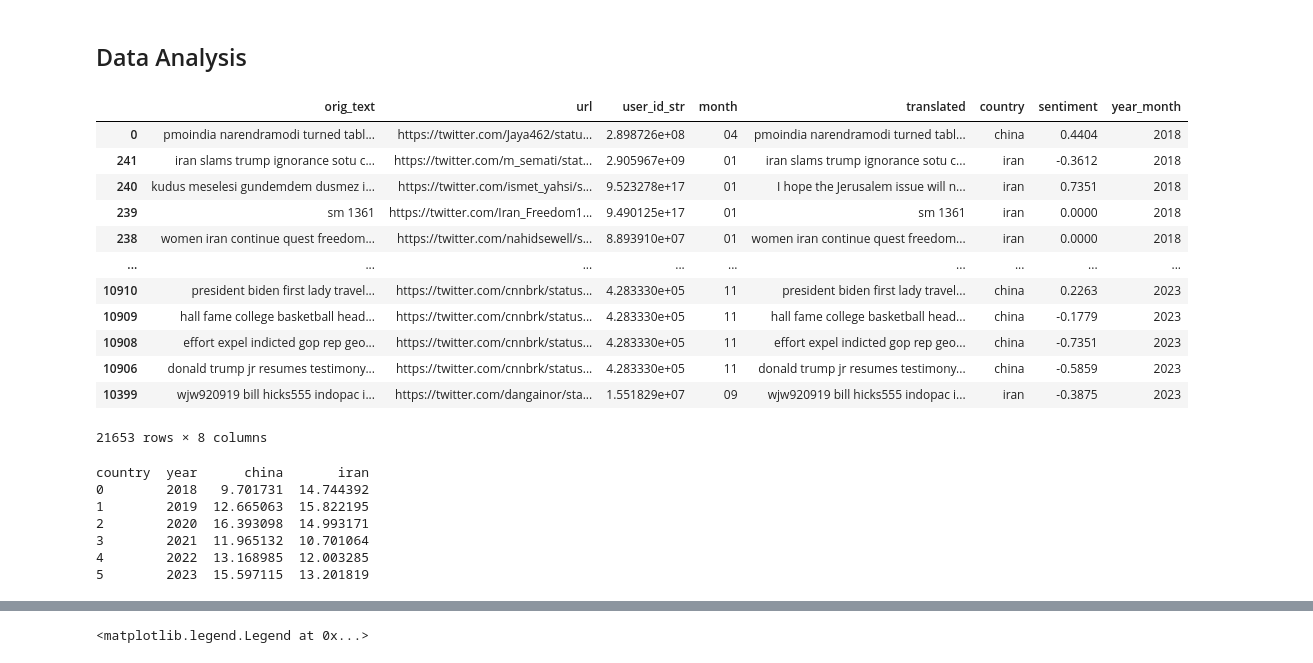
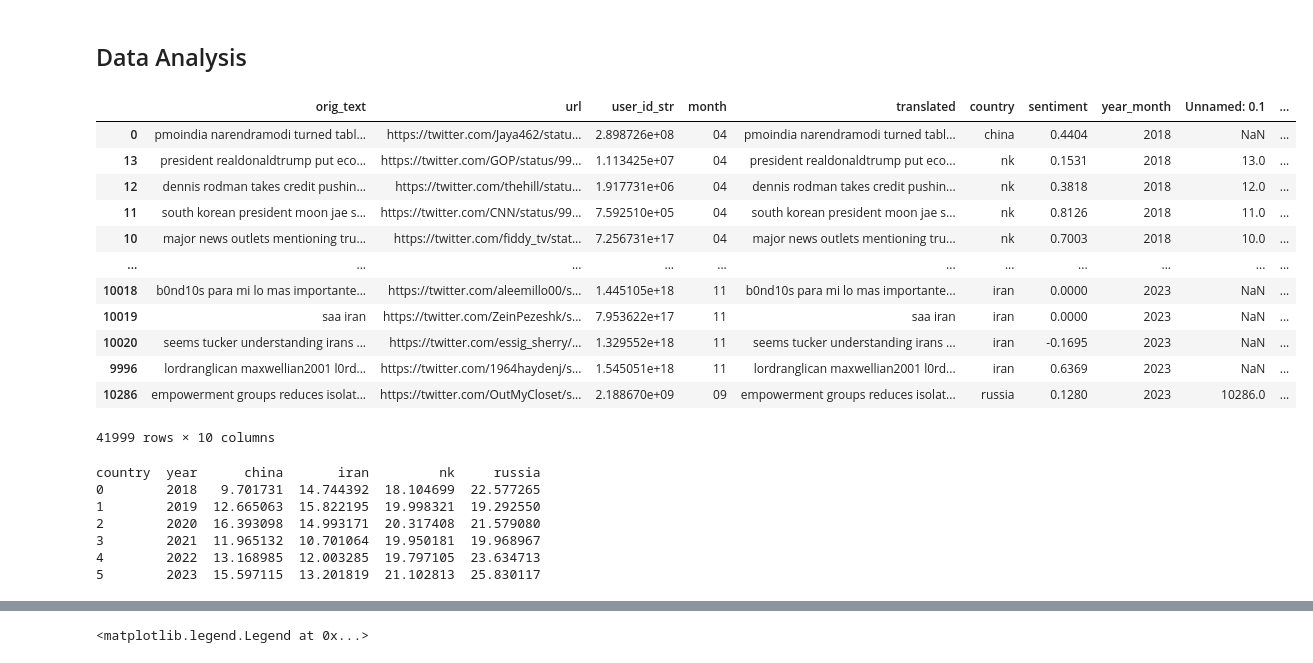
Before and after one commit to ChrisZhang6888/public_opinion_thesis, a Jupyter notebook: Programming/Distinction Analysis.ipynb, the cells around one changed output, grey strips where cells are left out. Drawn from its saved outputs; the diff is of its cells as text; code cells hidden in the pictures.

```diff
--- a/Programming/Distinction Analysis.ipynb
+++ b/Programming/Distinction Analysis.ipynb
@@ -29,15 +29,15 @@ sid = SentimentIntensityAnalyzer()
 def sentiment_score(text):
     return sid.polarity_scores(text)['compound']
 # %%
-china = pd.read_csv('/Users/chris/Desktop/Thesis/Data/china_translated.csv')
-iran = pd.read_csv('/Users/chris/Desktop/Thesis/Data/iran_translated.csv')
-# nk = pd.read_csv('/Users/chris/Desktop/Thesis/Data/north_korean_translated.csv')
-# russia = pd.read_csv('/Users/chris/Desktop/Thesis/Data/russia_translated.csv')
+china = pd.read_csv('/Users/chris/Desktop/Thesis/public_opinion_thesis/Data/china_translated.csv')
+iran = pd.read_csv('/Users/chris/Desktop/Thesis/public_opinion_thesis/Data/iran_translated.csv')
+nk = pd.read_csv('/Users/chris/Desktop/Thesis/public_opinion_thesis/Data/nk_translated.csv')
+russia = pd.read_csv('/Users/chris/Desktop/Thesis/public_opinion_thesis/Data/russia_translated.csv')
 # %%
 china['sentiment'] = china['translated'].apply(sentiment_score)
 iran['sentiment'] = iran['translated'].apply(sentiment_score)
-# nk['sentiment'] = nk['translated'].apply(sentiment_score)
-# russia['sentiment'] = russia['translated'].apply(sentiment_score)
+nk['sentiment'] = nk['translated'].apply(sentiment_score)
+russia['sentiment'] = russia['translated'].apply(sentiment_score)
 # %% [markdown]
 ## Data Analysis
 # %%
@@ -61,23 +61,25 @@ def date_convert(china):
 # %%
 china = date_convert(china)
 iran = date_convert(iran)
+russia = date_convert(russia)
+nk = date_convert(nk)
 # %%
-countries = pd.concat([china,iran],axis=0)
+countries = pd.concat([china,iran,nk,russia],axis=0)
 countries.sort_values('year_month')
 # %% [output]
-|  | orig_text | url | user_id_str | month | translated | country | sentiment | year_month |
-| 0 | pmoindia narendramodi turned tabl... | https://twitter.com/Jaya462/statu... | 2.898726e+08 | 04 | pmoindia narendramodi turned tabl... | china | 0.4404 | 2018 |
-| 241 | iran slams trump ignorance sotu c... | https://twitter.com/m_semati/stat... | 2.905967e+09 | 01 | iran slams trump ignorance sotu c... | iran | -0.3612 | 2018 |
-| 240 | kudus meselesi gundemdem dusmez i... | https://twitter.com/ismet_yahsi/s... | 9.523278e+17 | 01 | I hope the Jerusalem issue will n... | iran | 0.7351 | 2018 |
-| 239 | sm 1361 | https://twitter.com/Iran_Freedom1... | 9.490125e+17 | 01 | sm 1361 | iran | 0.0000 | 2018 |
-| 238 | women iran continue quest freedom... | https://twitter.com/nahidsewell/s... | 8.893910e+07 | 01 | women iran continue quest freedom... | iran | 0.0000 | 2018 |
-| ... | ... | ... | ... | ... | ... | ... | ... | ... |
-| 10910 | president biden first lady travel... | https://twitter.com/cnnbrk/status... | 4.283330e+05 | 11 | president biden first lady travel... | china | 0.2263 | 2023 |
-| 10909 | hall fame college basketball head... | https://twitter.com/cnnbrk/status... | 4.283330e+05 | 11 | hall fame college basketball head... | china | -0.1779 | 2023 |
-| 10908 | effort expel indicted gop rep geo... | https://twitter.com/cnnbrk/status... | 4.283330e+05 | 11 | effort expel indicted gop rep geo... | china | -0.7351 | 2023 |
-| 10906 | donald trump jr resumes testimony... | https://twitter.com/cnnbrk/status... | 4.283330e+05 | 11 | donald trump jr resumes testimony... | china | -0.5859 | 2023 |
-| 10399 | wjw920919 bill hicks555 indopac i... | https://twitter.com/dangainor/sta... | 1.551829e+07 | 09 | wjw920919 bill hicks555 indopac i... | iran | -0.3875 | 2023 |
+|  | orig_text | url | user_id_str | month | translated | country | sentiment | year_month | Unnamed: 0.1 | ... |
+| 0 | pmoindia narendramodi turned tabl... | https://twitter.com/Jaya462/statu... | 2.898726e+08 | 04 | pmoindia narendramodi turned tabl... | china | 0.4404 | 2018 | NaN | ... |
+| 13 | president realdonaldtrump put eco... | https://twitter.com/GOP/status/99... | 1.113425e+07 | 04 | president realdonaldtrump put eco... | nk | 0.1531 | 2018 | 13.0 | ... |
+| 12 | dennis rodman takes credit pushin... | https://twitter.com/thehill/statu... | 1.917731e+06 | 04 | dennis rodman takes credit pushin... | nk | 0.3818 | 2018 | 12.0 | ... |
+| 11 | south korean president moon jae s... | https://twitter.com/CNN/status/99... | 7.592510e+05 | 04 | south korean president moon jae s... | nk | 0.8126 | 2018 | 11.0 | ... |
+| 10 | major news outlets mentioning tru... | https://twitter.com/fiddy_tv/stat... | 7.256731e+17 | 04 | major news outlets mentioning tru... | nk | 0.7003 | 2018 | 10.0 | ... |
+| ... | ... | ... | ... | ... | ... | ... | ... | ... | ... | ... |
+| 10018 | b0nd10s para mi lo mas importante... | https://twitter.com/aleemillo00/s... | 1.445105e+18 | 11 | b0nd10s para mi lo mas importante... | iran | 0.0000 | 2023 | NaN | ... |
+| 10019 | saa iran | https://twitter.com/ZeinPezeshk/s... | 7.953622e+17 | 11 | saa iran | iran | 0.0000 | 2023 | NaN | ... |
+| 10020 | seems tucker understanding irans ... | https://twitter.com/essig_sherry/... | 1.329552e+18 | 11 | seems tucker understanding irans ... | iran | -0.1695 | 2023 | NaN | ... |
+| 9996 | lordranglican maxwellian2001 l0rd... | https://twitter.com/1964haydenj/s... | 1.545051e+18 | 11 | lordranglican maxwellian2001 l0rd... | iran | 0.6369 | 2023 | NaN | ... |
+| 10286 | empowerment groups reduces isolat... | https://twitter.com/OutMyCloset/s... | 2.188670e+09 | 09 | empowerment groups reduces isolat... | russia | 0.1280 | 2023 | 10286.0 | ... |
-21653 rows × 8 columns
+41999 rows × 10 columns
 # %%
 import pandas as pd
 
@@ -111,13 +113,13 @@ pivot_table1 = final_df.pivot_table(index=['year'], columns='country', values='v
 # Display the final pivot table
 print(pivot_table1)
 # %% [output]
-country  year      china       iran
-0        2018   9.701731  14.744392
-1        2019  12.665063  15.822195
-2        2020  16.393098  14.993171
-3        2021  11.965132  10.701064
-4        2022  13.168985  12.003285
-5        2023  15.597115  13.201819
+country  year      china       iran         nk     russia
+0        2018   9.701731  14.744392  18.104699  22.577265
+1        2019  12.665063  15.822195  19.998321  19.292550
+2        2020  16.393098  14.993171  20.317408  21.579080
+3        2021  11.965132  10.701064  19.950181  19.968967
+4        2022  13.168985  12.003285  19.797105  23.634713
+5        2023  15.597115  13.201819  21.102813  25.830117
 # %%
 import matplotlib.pyplot as plt
 # Setting the style
```
Also changed, not shown: parts of 7 cells of this notebook.
